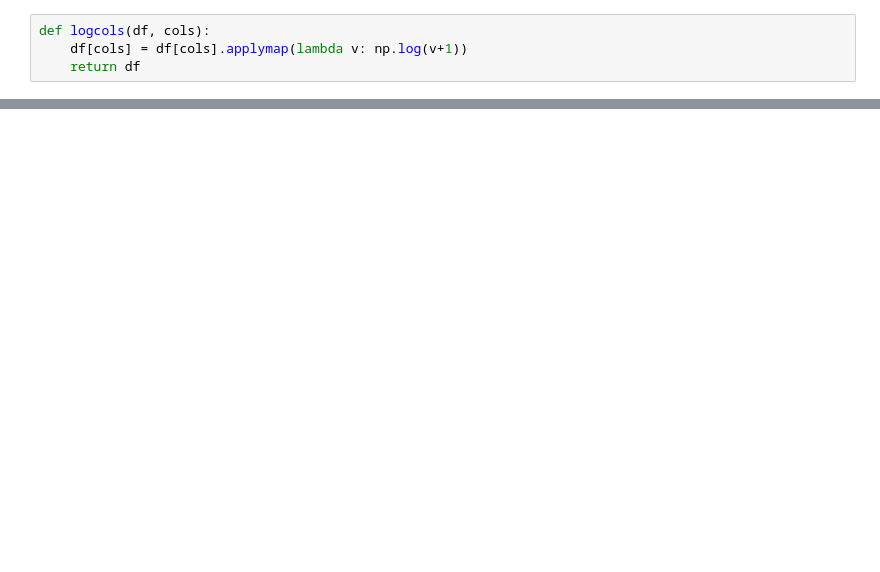
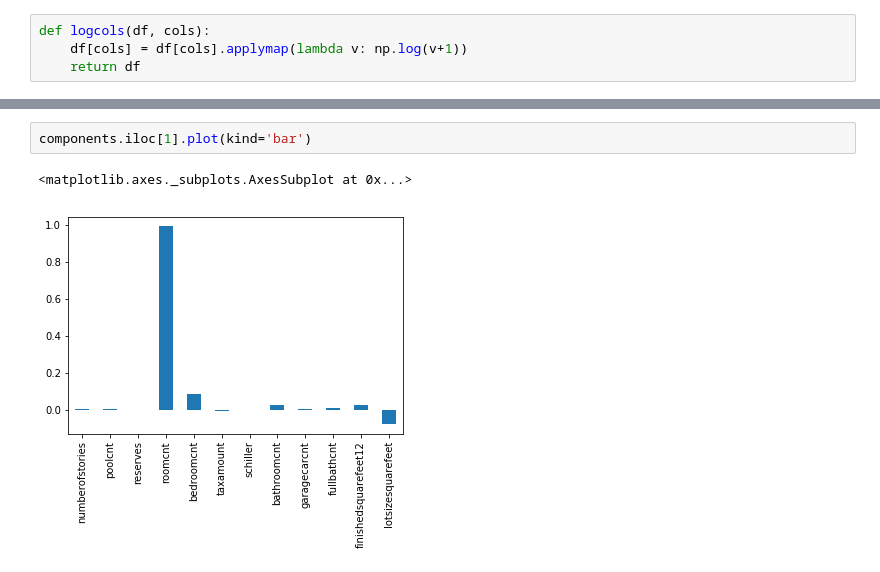
Before and after one commit to xiaowei1234/machine-learning, a Jupyter notebook: projects/capstone/analysis/cleaned data eda 2.ipynb, the cells around one changed output, grey strips where cells are left out. Saved outputs shown, nothing was run; the diff lists cells and outputs as text; blank space fills up the shorter version.

```diff
--- a/projects/capstone/analysis/cleaned data eda 2.ipynb
+++ b/projects/capstone/analysis/cleaned data eda 2.ipynb
@@ -39,0 +75,5 @@ df_normal = df.pipe(logcols, cols=['taxamount', 'garagecarcnt', 'finishedsquaref
+# %%
+components.iloc[1].plot(kind='bar')
+# %% [output]
+<matplotlib.axes._subplots.AxesSubplot at 0x...>
+[figure, added]
```
Also changed, not shown: parts of 10 cells of this notebook, 4 other files.
